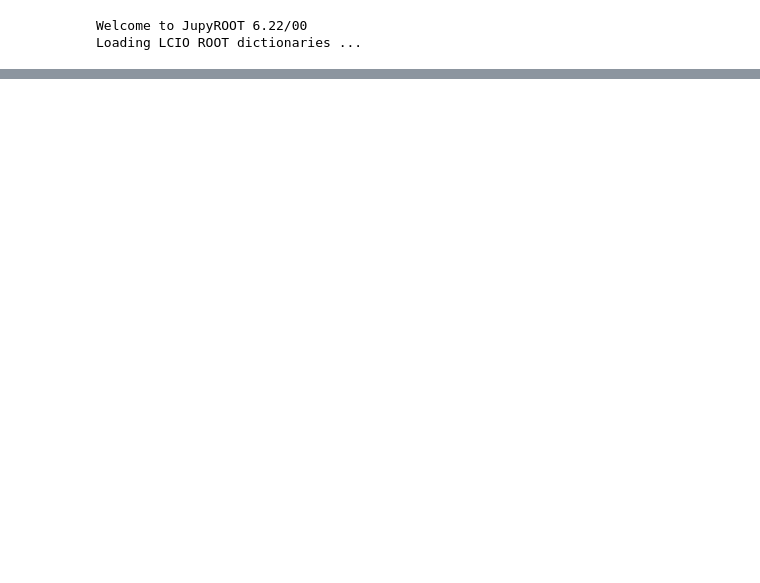
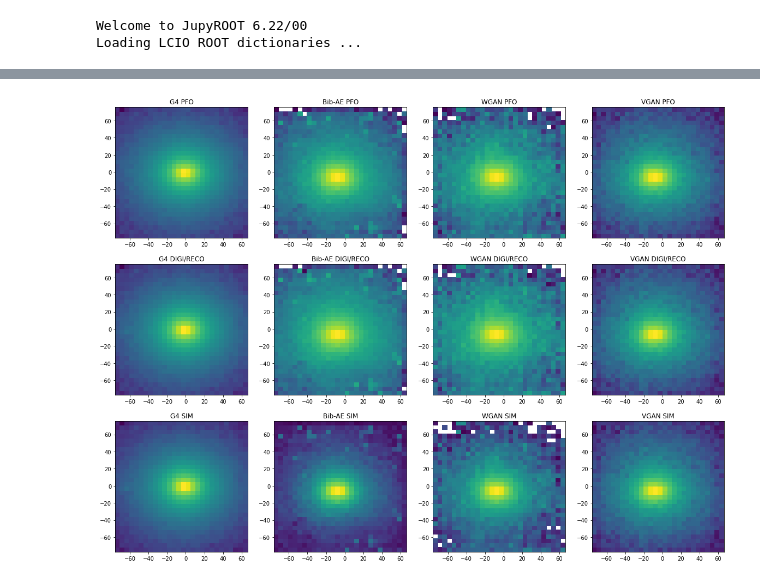
Before and after one commit to vbocha/pyLCIO, a Jupyter notebook: examples/reco_image.ipynb, the cells around one changed output, grey strips where cells are left out. Drawn from its saved outputs; the diff is of its cells as text; code cells hidden in the pictures; blank space fills up the shorter version.

```diff
--- a/examples/reco_image.ipynb
+++ b/examples/reco_image.ipynb
@@ -126,0 +269,55 @@ hpfo("nom50GeV_noHCALPFO_REC.slcio", 1, "PandoraClusters" )
+# %%
+fig, axs = plt.subplots(3, 4, figsize=(20, 15))
+#binX = np.arange(-81, 82, 5.088333)
+binX = np.arange(-75.911, 71.65, 5.088333)
+binZ = np.arange(-77, 78, 5.088333)
+
+cMin=0.001
+
+## PFO
+axs[0][0].hist2d(g4pfoX.flatten(), g4pfoZ.flatten(), bins=[binX, binZ], cmin = cMin, cmax=7000, weights=g4pfoE.flatten(), norm=LogNorm())
+axs[0][0].set_title("G4 PFO")
+
+axs[0][1].hist2d(bib_pfoX.flatten(), bib_pfoZ.flatten(), bins=[binX, binZ], cmin = cMin, cmax=7000, weights=bib_pfoE.flatten(), norm=LogNorm())
+axs[0][1].set_title("Bib-AE PFO")
+
+
+axs[0][2].hist2d(wgan_pfoX.flatten(), wgan_pfoZ.flatten(), bins=[binX, binZ], cmin = cMin, cmax=7000, weights=wgan_pfoE.flatten(), norm=LogNorm())
+axs[0][2].set_title("WGAN PFO")
+
+
+axs[0][3].hist2d(vgan_pfoX.flatten(), vgan_pfoZ.flatten(), bins=[binX, binZ], cmin = cMin, cmax=7000,weights=vgan_pfoE.flatten(), norm=LogNorm())
+axs[0][3].set_title("VGAN PFO")
+
+
+#### DIGI / RECO
+axs[1][0].hist2d(g4recoX.flatten(), g4recoZ.flatten(), bins=[binX, binZ], cmin = cMin, cmax=7000, weights=g4recoE.flatten(), norm=LogNorm())
+axs[1][0].set_title("G4 DIGI/RECO")
+
+axs[1][1].hist2d(bib_recoX.flatten(), bib_recoZ.flatten(), bins=[binX, binZ], cmin = cMin, cmax=7000, weights=bib_recoE.flatten(), norm=LogNorm())
+axs[1][1].set_title("Bib-AE DIGI/RECO")
+
+axs[1][2].hist2d(wgan_recoX.flatten(), wgan_recoZ.flatten(), bins=[binX, binZ], cmin = cMin, cmax=7000, weights=wgan_recoE.flatten(), norm=LogNorm())
+axs[1][2].set_title("WGAN DIGI/RECO")
+
+axs[1][3].hist2d(vgan_recoX.flatten(), vgan_recoZ.flatten(), bins=[binX, binZ], cmin = cMin, cmax=7000, weights=vgan_recoE.flatten(), norm=LogNorm())
+axs[1][3].set_title("VGAN DIGI/RECO")
+
+#### SIM
+axs[2][0].hist2d(g4simX.flatten(), g4simZ.flatten(), bins=[binX, binZ], cmin = cMin, cmax=7000, weights=g4simE.flatten(), norm=LogNorm())
+axs[2][0].set_title("G4 SIM")
+
+axs[2][1].hist2d(bib_simX.flatten(), bib_simZ.flatten(), bins=[binX, binZ], cmin = cMin, cmax=7000, weights=bib_simE.flatten(), norm=LogNorm())
+axs[2][1].set_title("Bib-AE SIM")
+
+axs[2][2].hist2d(wgan_simX.flatten(), wgan_simZ.flatten(), bins=[binX, binZ], cmin = cMin, cmax=7000, weights=wgan_simE.flatten(), norm=LogNorm())
+axs[2][2].set_title("WGAN SIM")
+
+
+axs[2][3].hist2d(vgan_simX.flatten(), vgan_simZ.flatten(), bins=[binX, binZ], cmin = cMin, cmax=7000, weights=vgan_simE.flatten(), norm=LogNorm())
+axs[2][3].set_title("VGAN SIM")
+
+#plt.colorbar()
+plt.show()
+# %% [output]
+[figure, added]
```
Also changed, not shown: parts of 26 cells of this notebook, 13 other files.
